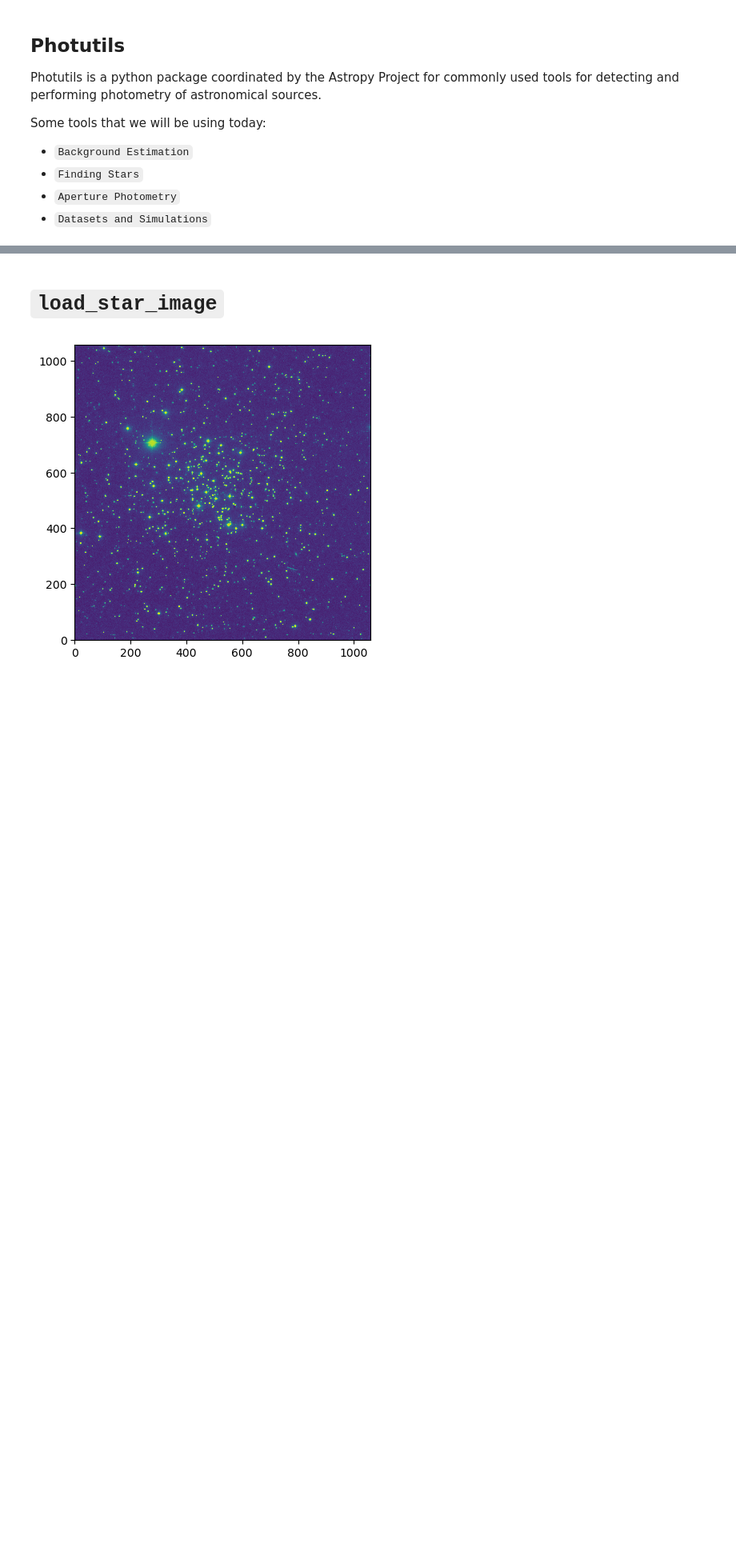
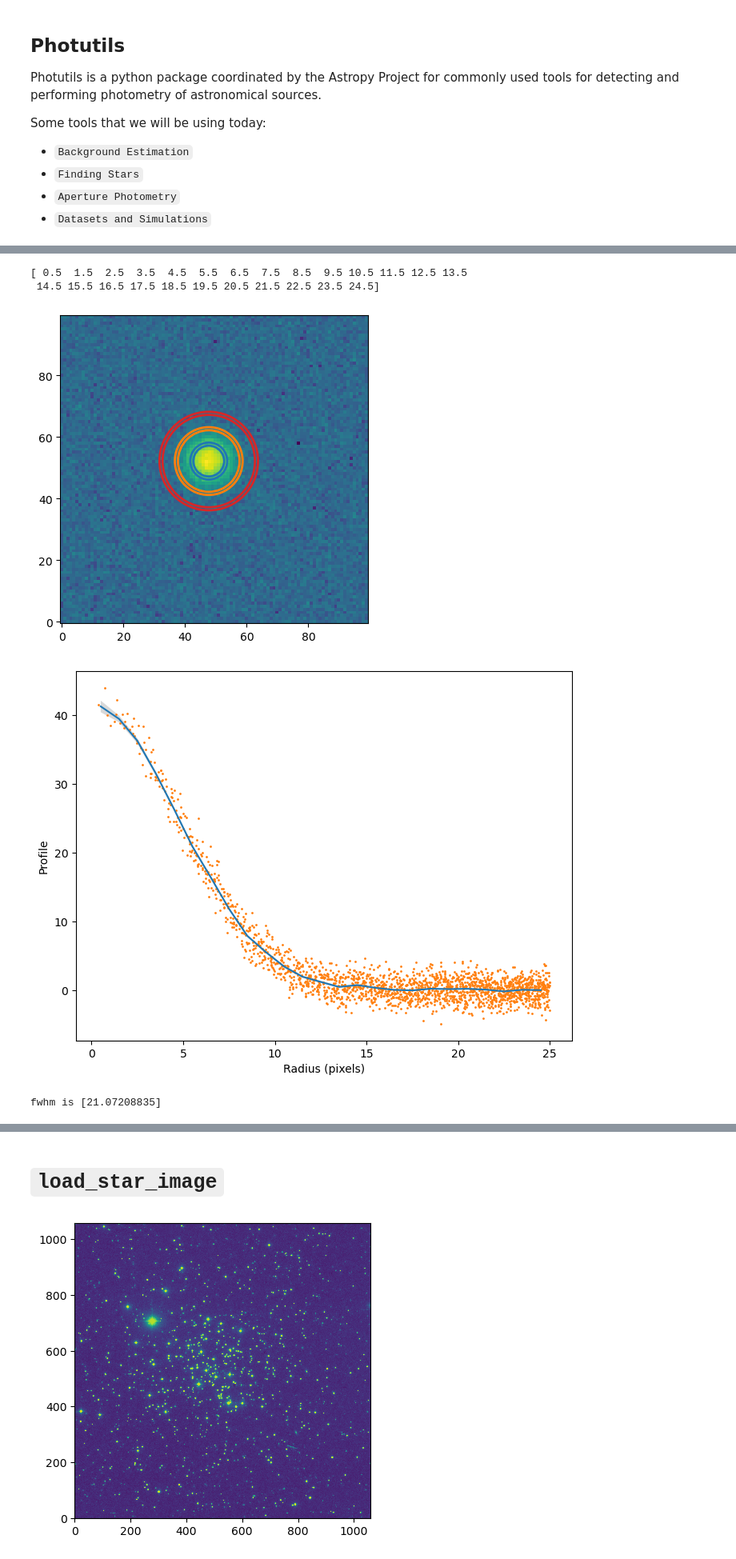
Before and after one commit to devkhullar/LetsFindStars, a Jupyter notebook: FindStars.ipynb, the cells around one changed output, grey strips where cells are left out. Shown at 80% size. Cells and saved outputs as stored; diff of their text form; code cells hidden in the pictures; blank space fills up the shorter version.

```diff
--- a/FindStars.ipynb
+++ b/FindStars.ipynb
@@ -95,0 +140,45 @@ Number of stars found: 420
+# %%
+import numpy as np
+from astropy.modeling.models import Gaussian2D
+from photutils.centroids import centroid_quadratic
+from photutils.datasets import make_noise_image
+from photutils.profiles import RadialProfile
+
+gmodel = Gaussian2D(42.1, 47.8, 52.4, 4.7, 4.7, 0)
+yy, xx = np.mgrid[0:100, 0:100]
+data = gmodel(xx, yy)
+bkg_sig = 1.5
+noise = make_noise_image(data.shape, mean=0., stddev=bkg_sig, seed=123)
+data += noise
+error = np.zeros_like(data) + bkg_sig
+
+xycen = centroid_quadratic(data, xpeak=48, ypeak=52)
+edge_radii = np.arange(26)
+rp = RadialProfile(data, xycen, edge_radii, error=error, mask=None)
+
+print(rp.radius)
+
+norm = simple_norm(data, 'sqrt')
+fig, ax = plt.subplots(figsize=(5, 5))
+ax.imshow(data, norm=norm, origin='lower')
+rp.apertures[5].plot(ax=ax, color='C0', lw=2)
+rp.apertures[10].plot(ax=ax, color='C1', lw=2)
+rp.apertures[15].plot(ax=ax, color='C3', lw=2)
+plt.show()
+
+# plot the radial profile
+fig, ax = plt.subplots(figsize=(8, 6))
+rp.plot(ax=ax, color='C0')
+rp.plot_error(ax=ax)
+ax.scatter(rp.data_radius, rp.data_profile, s=1, color='C1')
+plt.show()
+
+# Find the fwhm
+fwhm = fit_fwhm(data, fit_shape=3)
+print(f"fwhm is {fwhm}")
+# %% [output]
+[ 0.5  1.5  2.5  3.5  4.5  5.5  6.5  7.5  8.5  9.5 10.5 11.5 12.5 13.5
+ 14.5 15.5 16.5 17.5 18.5 19.5 20.5 21.5 22.5 23.5 24.5]
+[figure, added]
+[figure, added]
+fwhm is [21.07208835]
```
Also changed, not shown: parts of 28 cells of this notebook.
